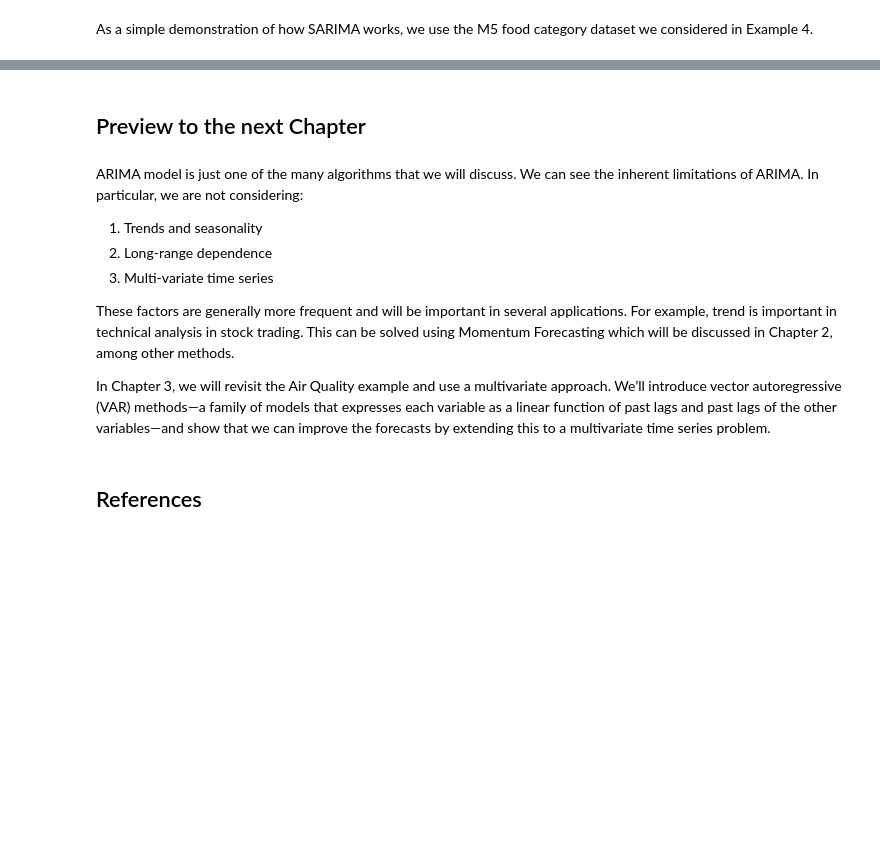
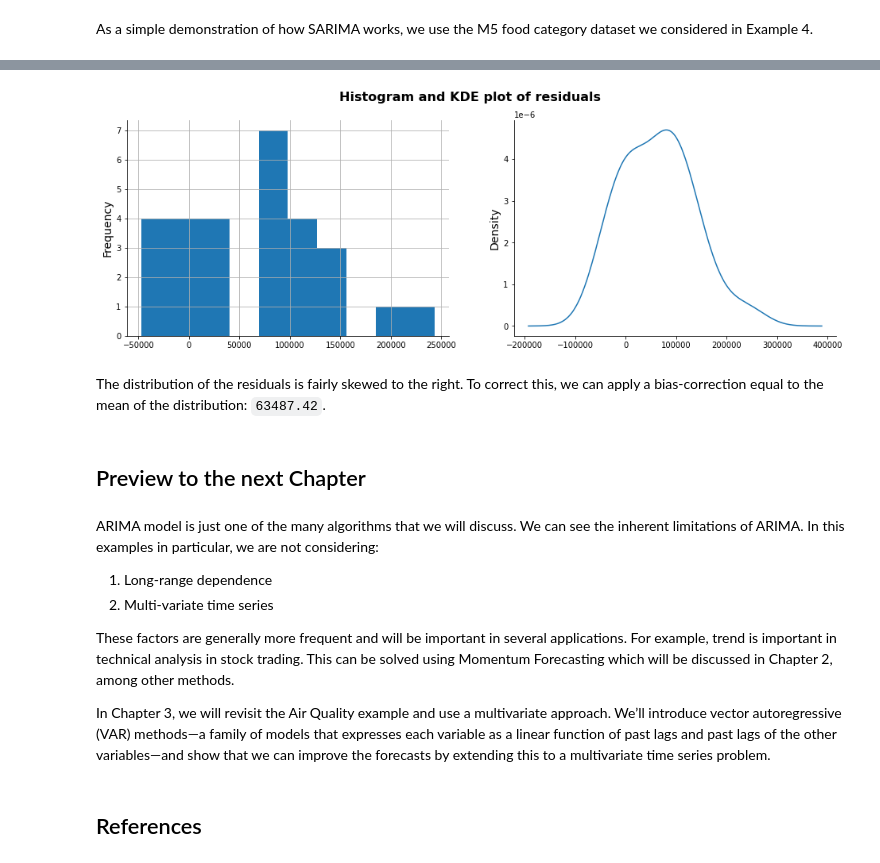
Before and after one commit to norbertgerena/time_series_handbook, a Jupyter notebook: 01_AutoRegressiveIntegratedMovingAverage/01_AutoRegressiveIntegratedMovingAverage.ipynb, the cells around one changed output, grey strips where cells are left out. Cells and saved outputs as stored; diff of their text form; code cells hidden in the pictures; blank space fills up the shorter version.

```diff
--- a/01_AutoRegressiveIntegratedMovingAverage/01_AutoRegressiveIntegratedMovingAverage.ipynb
+++ b/01_AutoRegressiveIntegratedMovingAverage/01_AutoRegressiveIntegratedMovingAverage.ipynb
@@ -1332,0 +1378,2 @@ As a simple demonstration of how SARIMA works, we use the M5 food category datas
+# %%
+residuals = pd.Series(test_data - np.array(forecast[:-1]))
@@ -1333,8 +1392,18 @@ As a simple demonstration of how SARIMA works, we use the M5 food category datas
+# %%
+fig, axes = plt.subplots(1, 2, figsize=(16, 5))
+residuals.hist(ax=axes[0])
+residuals.plot(kind='kde')
+axes[0].set_ylabel("Frequency")
+fig.suptitle("Histogram and KDE plot of residuals", fontsize=16, weight='bold');
+# %% [output]
+[figure, added]
+# %% [markdown]
+The distribution of the residuals is fairly skewed to the right. To correct this, we can apply a bias-correction equal to the mean of the distribution: `63487.42`.
 # %% [markdown]
 ## Preview to the next Chapter
 # %% [markdown]
-ARIMA model is just one of the many algorithms that we will discuss. We can see the inherent limitations of ARIMA. In particular, we are not considering:
-1. Trends and seasonality
+ARIMA model is just one of the many algorithms that we will discuss. We can see the inherent limitations of ARIMA. In this examples in particular, we are not considering:
+
 1. Long-range dependence
 1. Multi-variate time series
 
```
Also changed, not shown: parts of 10 cells of this notebook.
